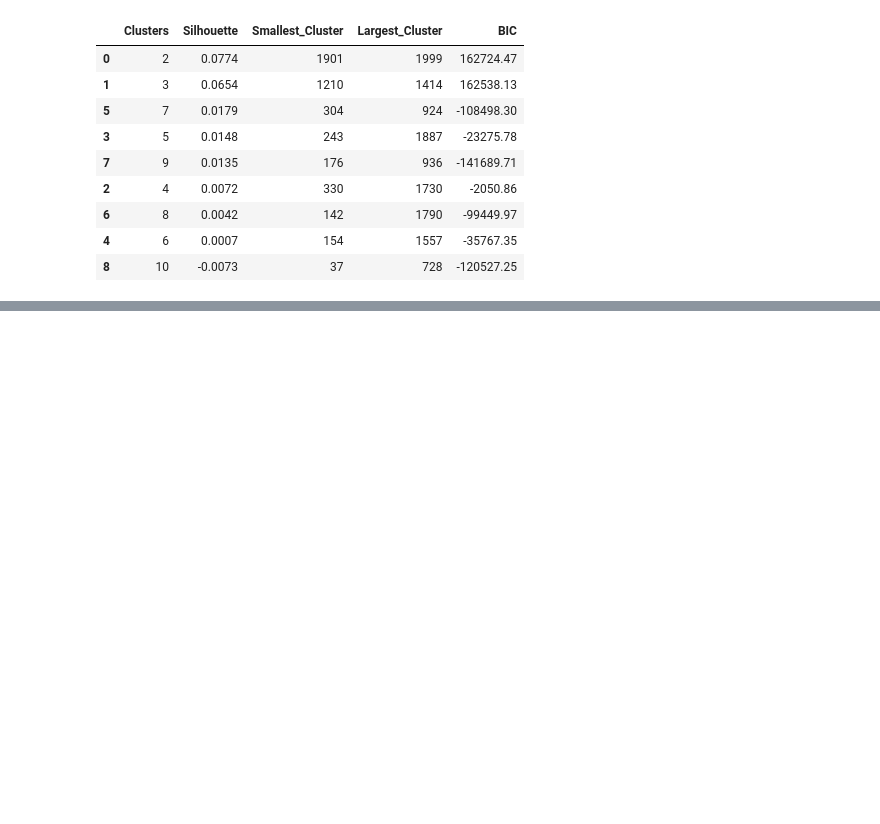
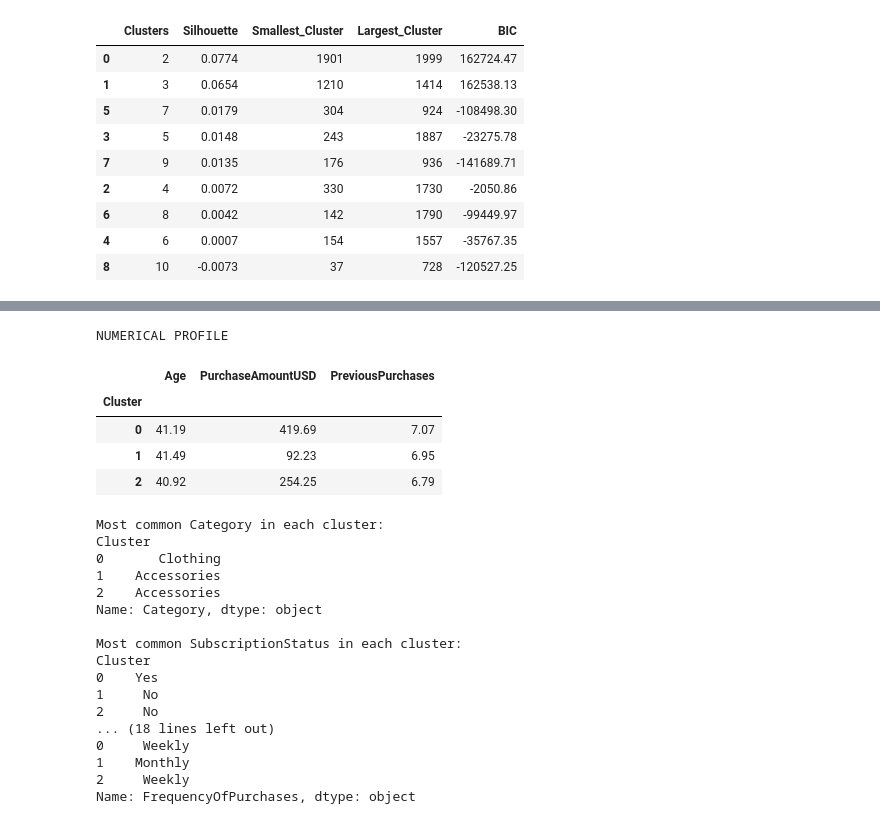
Before and after one commit to SadabAli/Customer-Sigmentation, a Jupyter notebook: EDA.ipynb, the cells around one changed output, grey strips where cells are left out. Cells and saved outputs as stored; diff of their text form; code cells hidden in the pictures; blank space fills up the shorter version.

```diff
--- a/EDA.ipynb
+++ b/EDA.ipynb
@@ -1086,0 +1205,49 @@ display(
+# %%
+
+# Numerical profiles
+print("NUMERICAL PROFILE")
+display(
+    df.groupby("Cluster")[
+        ["Age", "PurchaseAmountUSD", "PreviousPurchases"]
+    ].mean().round(2)
+)
+
+# Categorical profiles
+categorical_profile_cols = [
+    "Category",
+    "SubscriptionStatus",
+    "DiscountApplied",
+    "PromoCodeUsed",
+    "FrequencyOfPurchases"
+]
+
+for col in categorical_profile_cols:
+    print(f"\nMost common {col} in each cluster:")
+    print(
+        df.groupby("Cluster")[col]
+        .agg(lambda s: s.mode().iloc[0])
+    )
+# %% [output]
+NUMERICAL PROFILE
+|  | Age | PurchaseAmountUSD | PreviousPurchases |
+| Cluster |  |  |  |
+| 0 | 41.19 | 419.69 | 7.07 |
+| 1 | 41.49 | 92.23 | 6.95 |
+| 2 | 40.92 | 254.25 | 6.79 |
+Most common Category in each cluster:
+Cluster
+0       Clothing
+1    Accessories
+2    Accessories
+Name: Category, dtype: object
+
+Most common SubscriptionStatus in each cluster:
+Cluster
+0    Yes
+1     No
+2     No
+... (18 lines left out)
+0     Weekly
+1    Monthly
+2     Weekly
+Name: FrequencyOfPurchases, dtype: object
```
Also changed, not shown: parts of 13 cells of this notebook, 10 other files.
